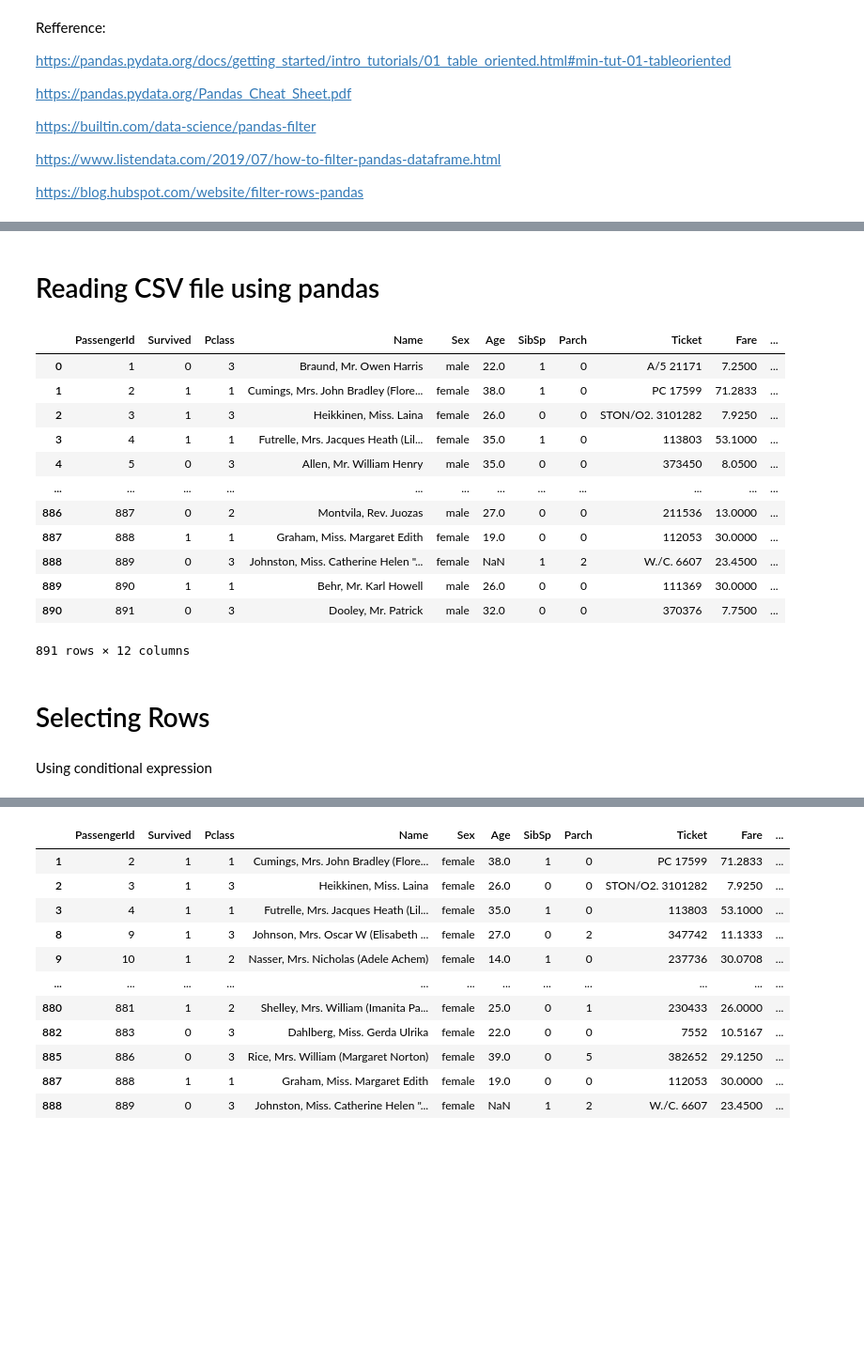
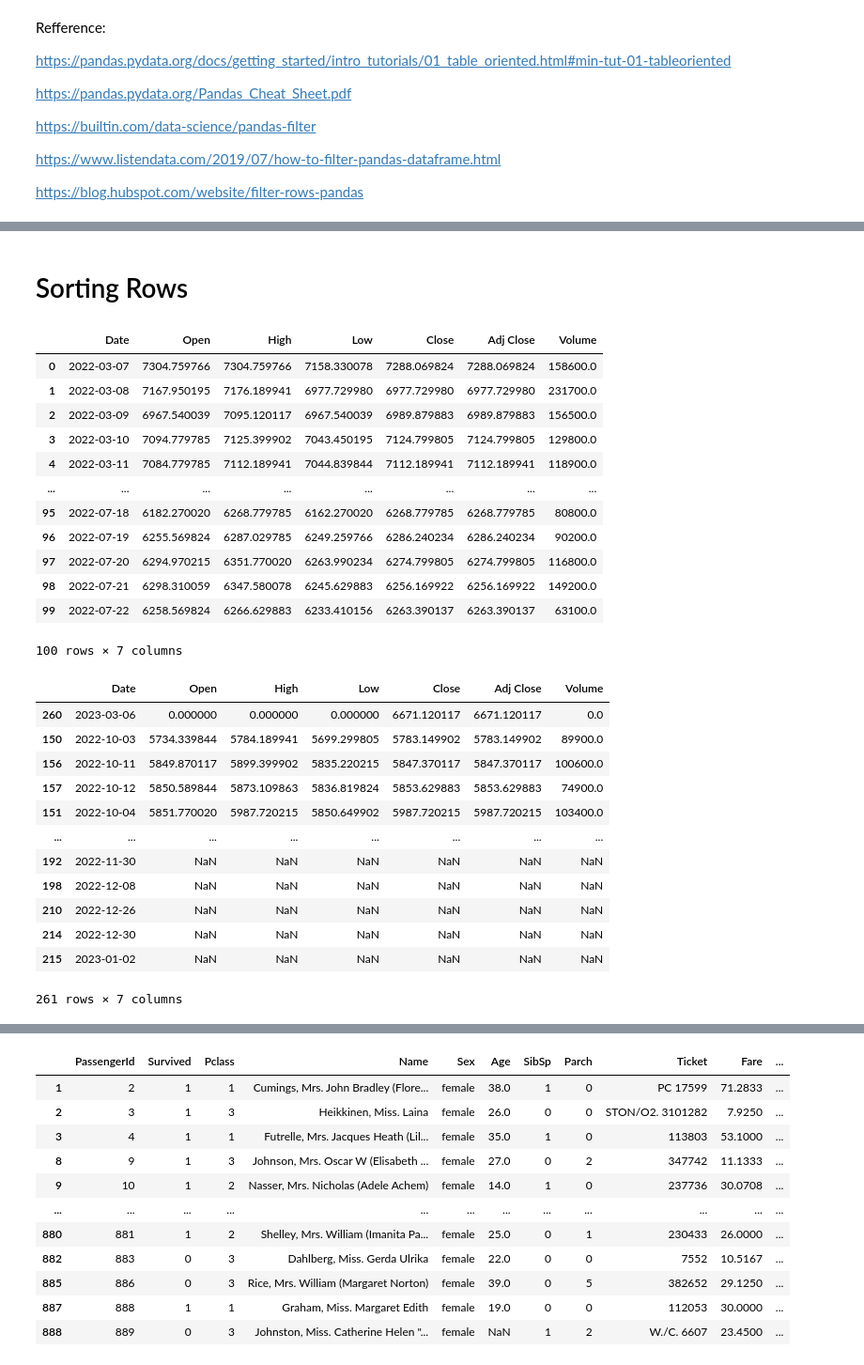
Before and after one commit to moisescujardo/python-projects, a Jupyter notebook: data-science-projects/learning_python_pandas_two_filtering_DataFrame.ipynb, the cells around one changed output, grey strips where cells are left out. Shown: that part at 94% size. Saved outputs shown, nothing was run; the diff lists cells and outputs as text; code cells hidden in the pictures; blank space fills up the shorter version.

```diff
--- a/data-science-projects/learning_python_pandas_two_filtering_DataFrame.ipynb
+++ b/data-science-projects/learning_python_pandas_two_filtering_DataFrame.ipynb
@@ -112,26 +48,34 @@ df.to_csv('data/titanic_data.csv', sep=',')
-# %% [markdown]
-# Reading CSV file using pandas
-# %%
-# read csv file
-titanic_passenger_df = pd.read_csv('data/titanic-passenger-data.csv')
-
-# print DataFrame
-titanic_passenger_df
-# %% [output]
-|  | PassengerId | Survived | Pclass | Name | Sex | Age | SibSp | Parch | Ticket | Fare | ... |
-| 0 | 1 | 0 | 3 | Braund, Mr. Owen Harris | male | 22.0 | 1 | 0 | A/5 21171 | 7.2500 | ... |
-| 1 | 2 | 1 | 1 | Cumings, Mrs. John Bradley (Flore... | female | 38.0 | 1 | 0 | PC 17599 | 71.2833 | ... |
-| 2 | 3 | 1 | 3 | Heikkinen, Miss. Laina | female | 26.0 | 0 | 0 | STON/O2. 3101282 | 7.9250 | ... |
-| 3 | 4 | 1 | 1 | Futrelle, Mrs. Jacques Heath (Lil... | female | 35.0 | 1 | 0 | 113803 | 53.1000 | ... |
-| 4 | 5 | 0 | 3 | Allen, Mr. William Henry | male | 35.0 | 0 | 0 | 373450 | 8.0500 | ... |
-| ... | ... | ... | ... | ... | ... | ... | ... | ... | ... | ... | ... |
-| 886 | 887 | 0 | 2 | Montvila, Rev. Juozas | male | 27.0 | 0 | 0 | 211536 | 13.0000 | ... |
-| 887 | 888 | 1 | 1 | Graham, Miss. Margaret Edith | female | 19.0 | 0 | 0 | 112053 | 30.0000 | ... |
-| 888 | 889 | 0 | 3 | Johnston, Miss. Catherine Helen "... | female | NaN | 1 | 2 | W./C. 6607 | 23.4500 | ... |
-| 889 | 890 | 1 | 1 | Behr, Mr. Karl Howell | male | 26.0 | 0 | 0 | 111369 | 30.0000 | ... |
-| 890 | 891 | 0 | 3 | Dooley, Mr. Patrick | male | 32.0 | 0 | 0 | 370376 | 7.7500 | ... |
-891 rows × 12 columns
 # %% [markdown]
-# Selecting Rows
+# Sorting Rows
-# %% [markdown]
-Using conditional expression
+# %%
+psei_data.sort_values(by=['Date']).head(100)
+# %% [output]
+|  | Date | Open | High | Low | Close | Adj Close | Volume |
+| 0 | 2022-03-07 | 7304.759766 | 7304.759766 | 7158.330078 | 7288.069824 | 7288.069824 | 158600.0 |
+| 1 | 2022-03-08 | 7167.950195 | 7176.189941 | 6977.729980 | 6977.729980 | 6977.729980 | 231700.0 |
+| 2 | 2022-03-09 | 6967.540039 | 7095.120117 | 6967.540039 | 6989.879883 | 6989.879883 | 156500.0 |
+| 3 | 2022-03-10 | 7094.779785 | 7125.399902 | 7043.450195 | 7124.799805 | 7124.799805 | 129800.0 |
+| 4 | 2022-03-11 | 7084.779785 | 7112.189941 | 7044.839844 | 7112.189941 | 7112.189941 | 118900.0 |
+| ... | ... | ... | ... | ... | ... | ... | ... |
+| 95 | 2022-07-18 | 6182.270020 | 6268.779785 | 6162.270020 | 6268.779785 | 6268.779785 | 80800.0 |
+| 96 | 2022-07-19 | 6255.569824 | 6287.029785 | 6249.259766 | 6286.240234 | 6286.240234 | 90200.0 |
+| 97 | 2022-07-20 | 6294.970215 | 6351.770020 | 6263.990234 | 6274.799805 | 6274.799805 | 116800.0 |
+| 98 | 2022-07-21 | 6298.310059 | 6347.580078 | 6245.629883 | 6256.169922 | 6256.169922 | 149200.0 |
+| 99 | 2022-07-22 | 6258.569824 | 6266.629883 | 6233.410156 | 6263.390137 | 6263.390137 | 63100.0 |
+100 rows × 7 columns
+# %%
+psei_data.sort_values(by=['Open'])
+# %% [output]
+|  | Date | Open | High | Low | Close | Adj Close | Volume |
+| 260 | 2023-03-06 | 0.000000 | 0.000000 | 0.000000 | 6671.120117 | 6671.120117 | 0.0 |
+| 150 | 2022-10-03 | 5734.339844 | 5784.189941 | 5699.299805 | 5783.149902 | 5783.149902 | 89900.0 |
+| 156 | 2022-10-11 | 5849.870117 | 5899.399902 | 5835.220215 | 5847.370117 | 5847.370117 | 100600.0 |
+| 157 | 2022-10-12 | 5850.589844 | 5873.109863 | 5836.819824 | 5853.629883 | 5853.629883 | 74900.0 |
+| 151 | 2022-10-04 | 5851.770020 | 5987.720215 | 5850.649902 | 5987.720215 | 5987.720215 | 103400.0 |
+| ... | ... | ... | ... | ... | ... | ... | ... |
+| 192 | 2022-11-30 | NaN | NaN | NaN | NaN | NaN | NaN |
+| 198 | 2022-12-08 | NaN | NaN | NaN | NaN | NaN | NaN |
+| 210 | 2022-12-26 | NaN | NaN | NaN | NaN | NaN | NaN |
+| 214 | 2022-12-30 | NaN | NaN | NaN | NaN | NaN | NaN |
+| 215 | 2023-01-02 | NaN | NaN | NaN | NaN | NaN | NaN |
+261 rows × 7 columns
```
Also changed, not shown: parts of 18 cells of this notebook, 3 other files.
